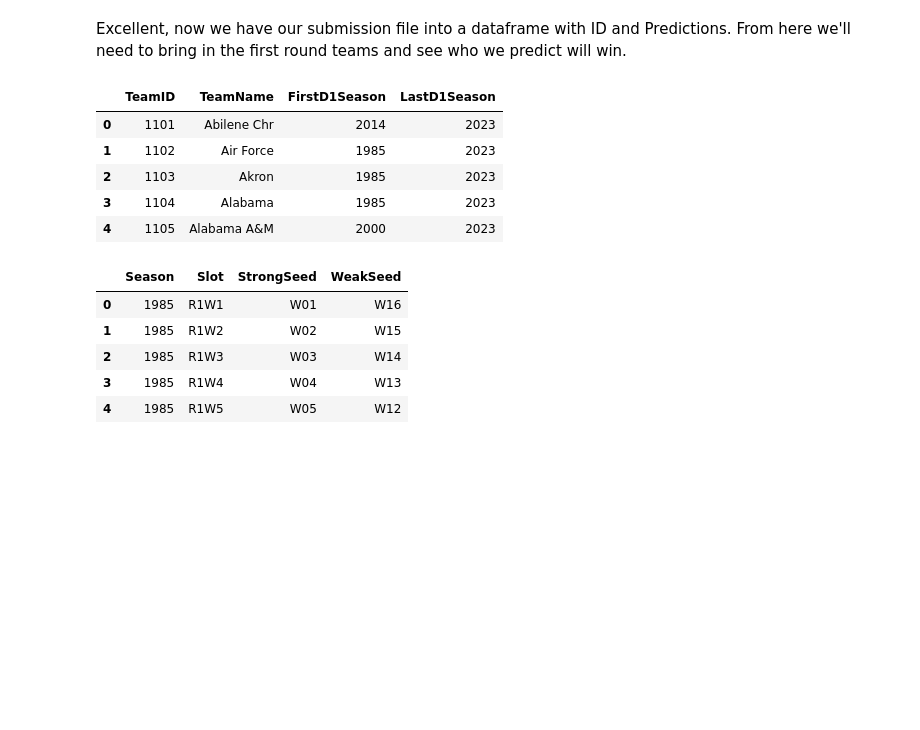
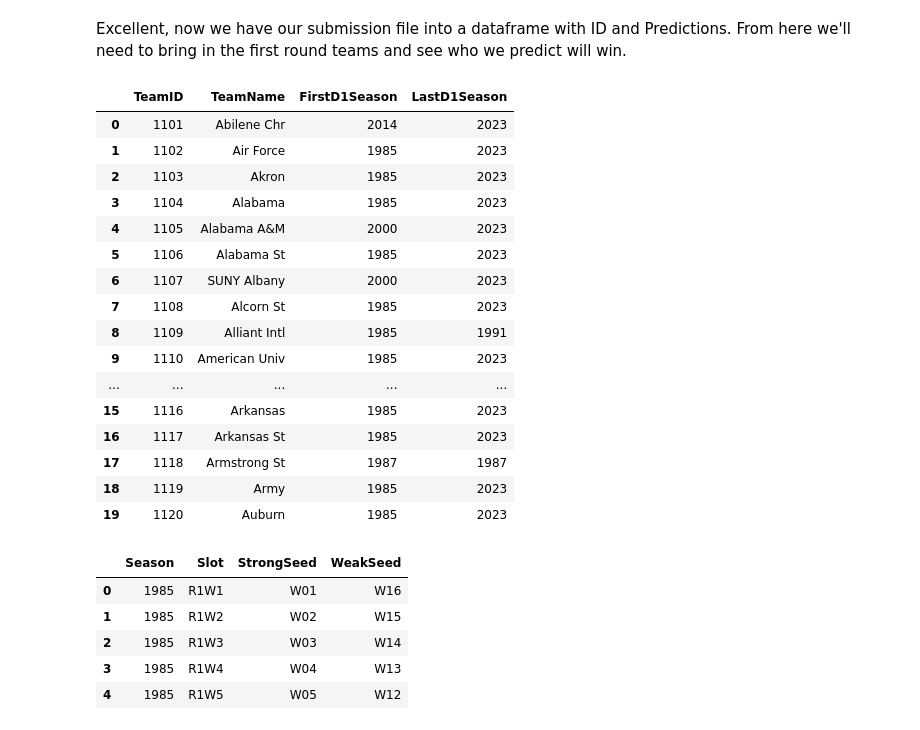
Before and after one commit to sethchart/kaggle-march-machine-learning-mania, a Jupyter notebook: notebooks/highest_scoring_bracket.ipynb, the cells around one changed output. Drawn from its saved outputs; the diff is of its cells as text; code cells hidden in the pictures; blank space fills up the shorter version.

```diff
--- a/notebooks/highest_scoring_bracket.ipynb
+++ b/notebooks/highest_scoring_bracket.ipynb
@@ -20,14 +21,25 @@ Excellent, now we have our submission file into a dataframe with ID and Predicti
 # %%
 #read in the team data
 df_teams = pd.read_csv('/Users/tamraheberling/Documents/data_ml/MarchMadness2023/data/raw/MTeams.csv')
-df_teams.head()
+df_teams.head(20)
 # %% [output]
 |  | TeamID | TeamName | FirstD1Season | LastD1Season |
 | 0 | 1101 | Abilene Chr | 2014 | 2023 |
 | 1 | 1102 | Air Force | 1985 | 2023 |
 | 2 | 1103 | Akron | 1985 | 2023 |
 | 3 | 1104 | Alabama | 1985 | 2023 |
 | 4 | 1105 | Alabama A&M | 2000 | 2023 |
+| 5 | 1106 | Alabama St | 1985 | 2023 |
+| 6 | 1107 | SUNY Albany | 2000 | 2023 |
+| 7 | 1108 | Alcorn St | 1985 | 2023 |
+| 8 | 1109 | Alliant Intl | 1985 | 1991 |
+| 9 | 1110 | American Univ | 1985 | 2023 |
+| ... | ... | ... | ... | ... |
+| 15 | 1116 | Arkansas | 1985 | 2023 |
+| 16 | 1117 | Arkansas St | 1985 | 2023 |
+| 17 | 1118 | Armstrong St | 1987 | 1987 |
+| 18 | 1119 | Army | 1985 | 2023 |
+| 19 | 1120 | Auburn | 1985 | 2023 |
 # %%
 #read in the tournament slot data
 df_slots = pd.read_csv('/Users/tamraheberling/Documents/data_ml/MarchMadness2023/data/raw/MNCAATourneySlots.csv')
```
Also changed, not shown: parts of 40 cells of this notebook.
